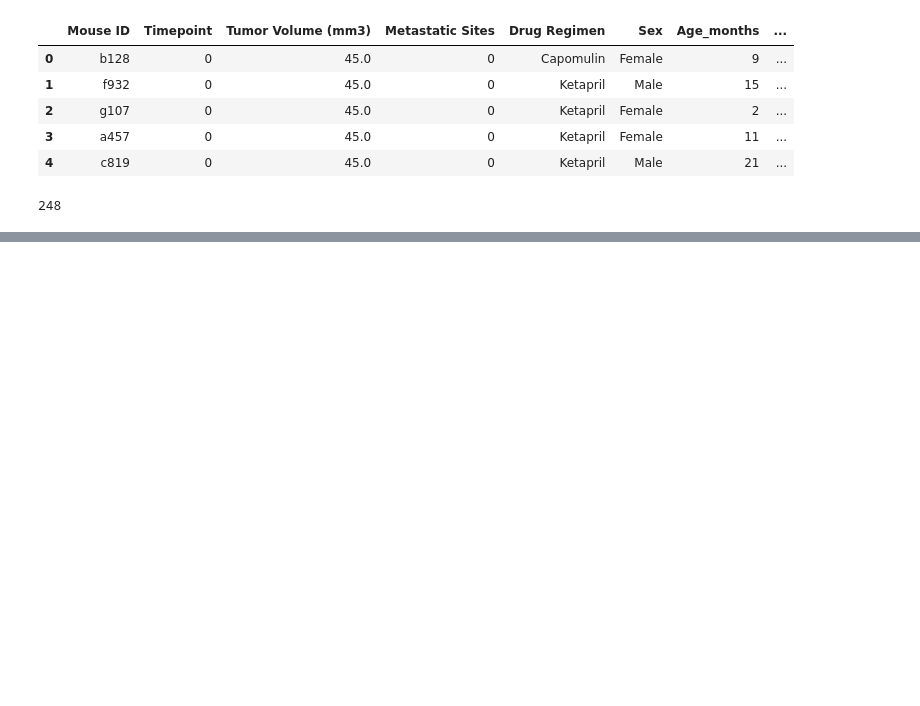
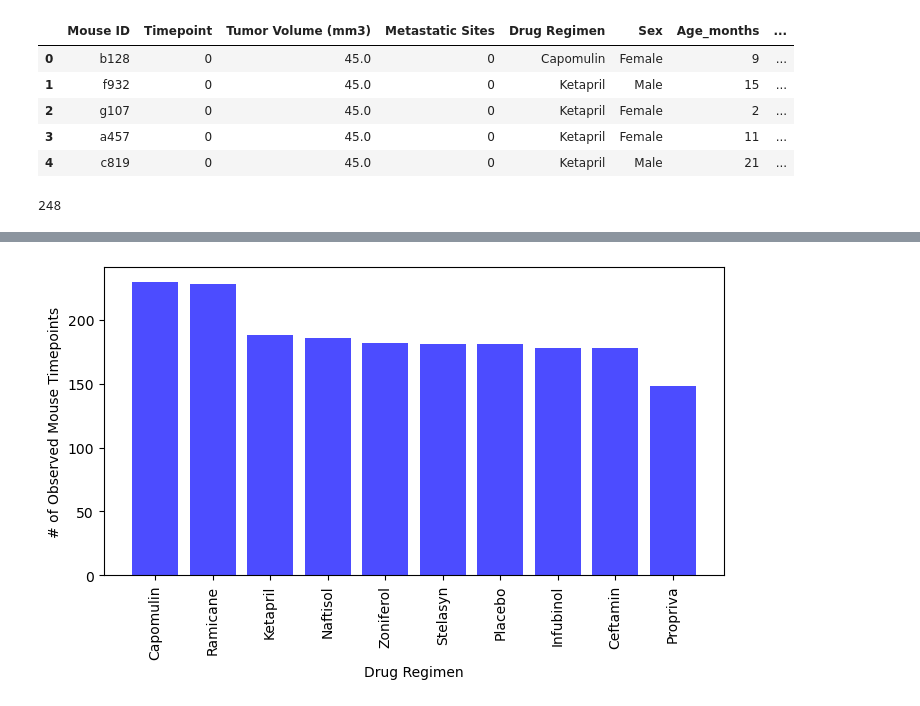
Before and after one commit to Rock2638/Matplotlib-Challenge, a Jupyter notebook: Pymaceuticals/Pymaceuticalsanalysis.ipynb, the cells around one changed output, grey strips where cells are left out. Saved outputs shown, nothing was run; the diff lists cells and outputs as text; code cells hidden in the pictures; blank space fills up the shorter version.

```diff
--- a/Pymaceuticals/Pymaceuticalsanalysis.ipynb
+++ b/Pymaceuticals/Pymaceuticalsanalysis.ipynb
@@ -81,0 +158,22 @@ Num_Mice
+# %%
+# Generate a bar plot showing the total number of rows (Mouse ID/Timepoints) for each drug regimen using pyplot.
+
+#Count the number of rows for each drug regimen
+Regimen_counts = combined_mouse_data_cleaned["Drug Regimen"].value_counts()
+
+# Obtain drug regimens and their counts
+x_axis = Regimen_counts.index
+y_axis = Regimen_counts.values
+
+# Plot the bar plot
+#plt.figure(figsize=(width, height)) is a function used to create a new figure with a specific width and height.
+plt.figure(figsize=(8, 4))
+plt.bar(x_axis, y_axis, color='blue', alpha=0.7)
+plt.xticks(rotation = 90)
+
+# Set plot title and labels
+plt.xlabel('Drug Regimen')
+plt.ylabel('# of Observed Mouse Timepoints')
+plt.show()
+# %% [output]
+[figure, added]
```
Also changed, not shown: parts of 9 cells of this notebook.
